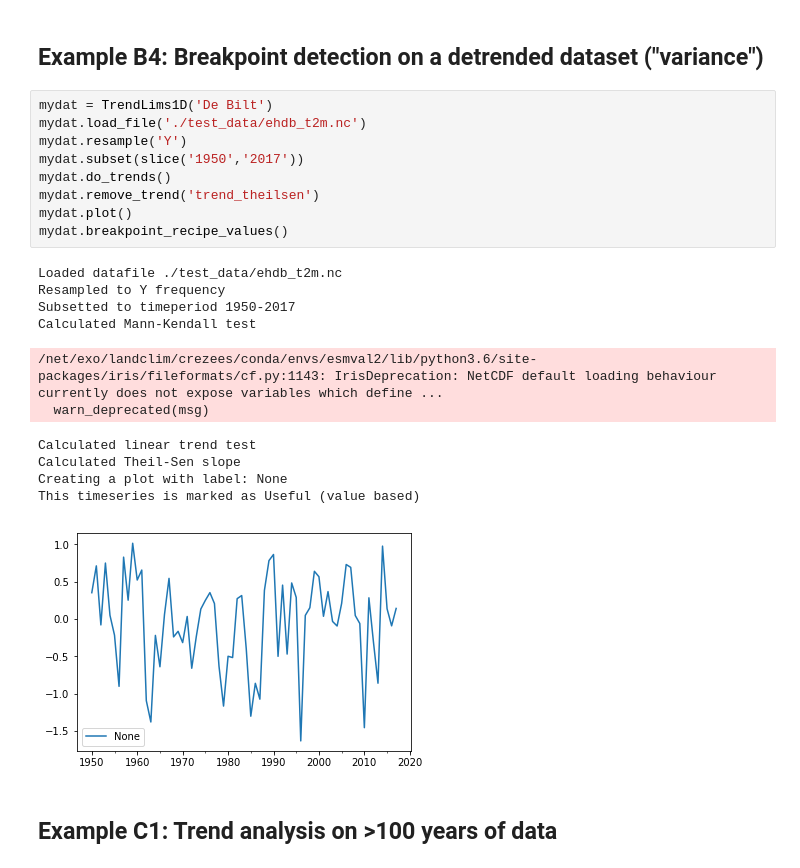
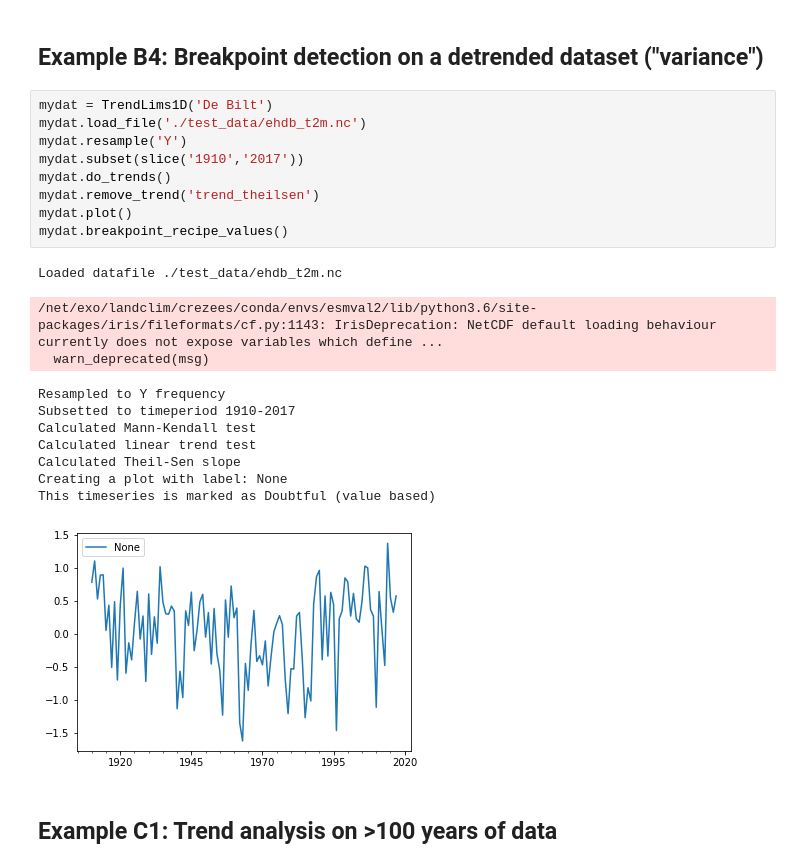
Before and after one commit to bascrezee/trend_framework, a Jupyter notebook: examples_general.ipynb, the cells around one changed output. Drawn from its saved outputs; the diff is of its cells as text.

```diff
--- a/examples_general.ipynb
+++ b/examples_general.ipynb
@@ -75,24 +75,24 @@ Creating a plot with label: None
 # %%
 mydat = TrendLims1D('De Bilt')
 mydat.load_file('./test_data/ehdb_t2m.nc')
 mydat.resample('Y')
-mydat.subset(slice('1950','2017'))
+mydat.subset(slice('1910','2017'))
 mydat.do_trends()
 mydat.remove_trend('trend_theilsen')
 mydat.plot()
 mydat.breakpoint_recipe_values()
 # %% [output]
 Loaded datafile ./test_data/ehdb_t2m.nc
-Resampled to Y frequency
-Subsetted to timeperiod 1950-2017
-Calculated Mann-Kendall test
 /net/exo/landclim/crezees/conda/envs/esmval2/lib/python3.6/site-packages/iris/fileformats/cf.py:1143: IrisDeprecation: NetCDF default loading behaviour currently does not expose variables which define ...
   warn_deprecated(msg)
+Resampled to Y frequency
+Subsetted to timeperiod 1910-2017
+Calculated Mann-Kendall test
 Calculated linear trend test
 Calculated Theil-Sen slope
 Creating a plot with label: None
-This timeseries is marked as Useful (value based)
+This timeseries is marked as Doubtful (value based)
-[figure, old version]
+[figure, new version]
 # %% [markdown]
 ## Example C1: Trend analysis on >100 years of data
 # %%
```
Also changed, not shown: parts of 3 cells of this notebook.
